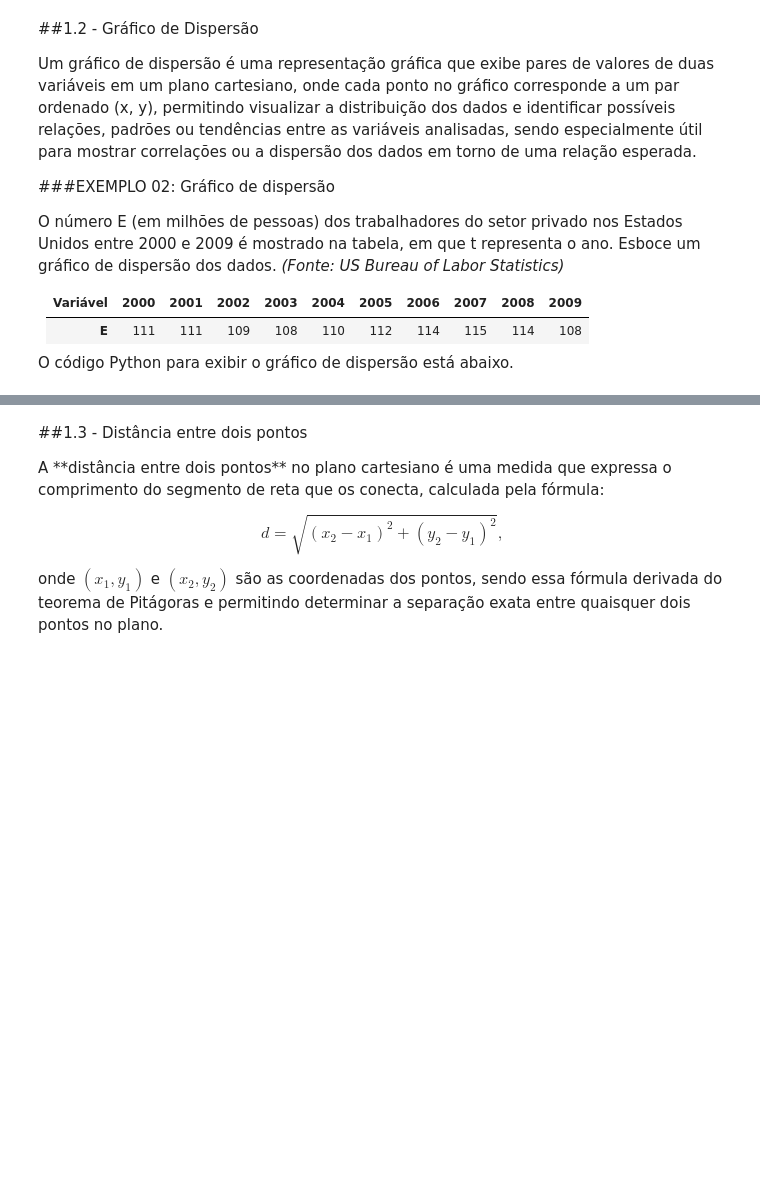
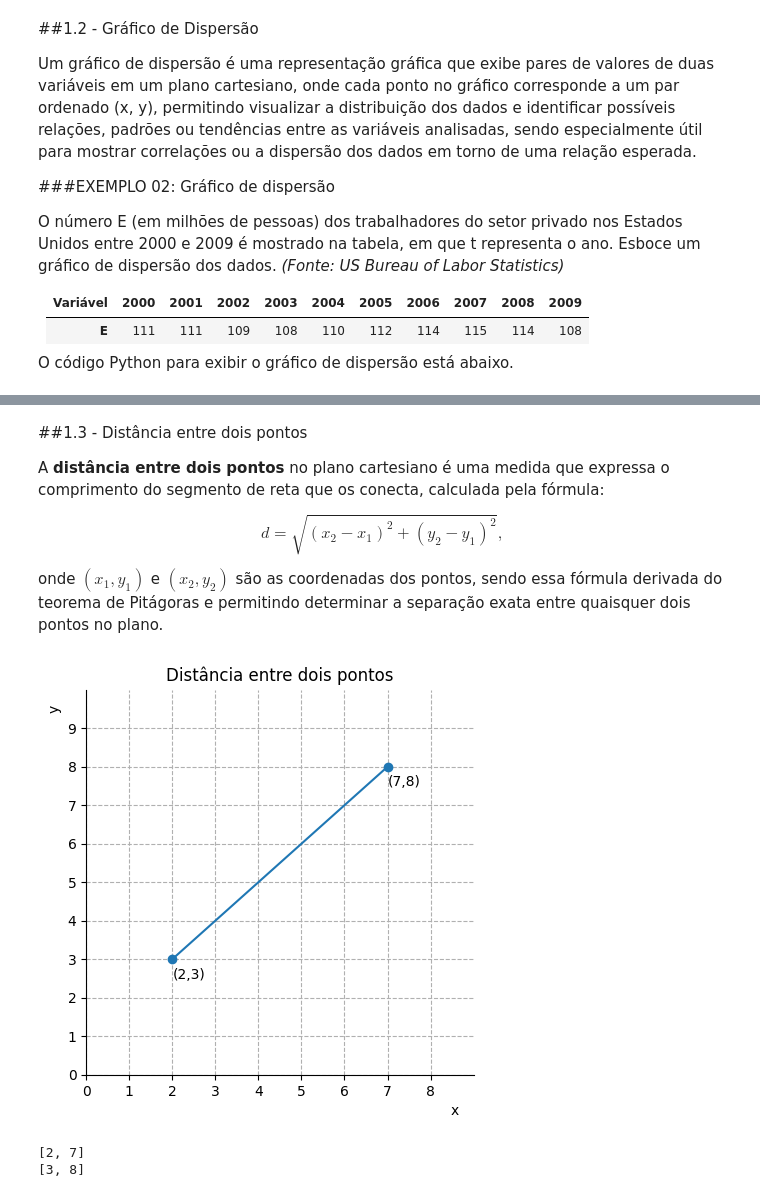
Before and after one commit to danielcs-prof/manchine-learning, a Jupyter notebook: calculo/cap01/aula01-planoCartesiano.ipynb, the cells around one changed output, grey strips where cells are left out. Cells and saved outputs as stored; diff of their text form; code cells hidden in the pictures; blank space fills up the shorter version.

Commit message:
Distancia entre dois pontos

```diff
--- a/calculo/cap01/aula01-planoCartesiano.ipynb
+++ b/calculo/cap01/aula01-planoCartesiano.ipynb
@@ -134,7 +138,7 @@ print(qtTrabalhadoresPrivados)
 # %% [markdown]
 ##1.3 - Distância entre dois pontos
 <p>
-A **distância entre dois pontos** no plano cartesiano é uma medida que expressa o comprimento do segmento de reta que os conecta, calculada pela fórmula:
+A <b>distância entre dois pontos</b> no plano cartesiano é uma medida que expressa o comprimento do segmento de reta que os conecta, calculada pela fórmula:
 </p>
 
 $$
@@ -143,3 +147,49 @@ $$
 <p>
 onde $(x_1, y_1)$ e $(x_2, y_2)$ são as coordenadas dos pontos, sendo essa fórmula derivada do teorema de Pitágoras e permitindo determinar a separação exata entre quaisquer dois pontos no plano.
 </p>
+# %%
+import numpy as np
+import matplotlib.pyplot as plt
+
+#1 - GERANDO OU CARREGANDO DADOS
+coordenadas = [(2,3),(7,8)]
+x = [pontos[0] for pontos in coordenadas]
+y = [pontos[1] for pontos in coordenadas]
+
+#2 - CÁLCULO
+d = np.sqrt( np.pow(x[0]-x[1],2) + np.pow(y[0]-y[1],2) )
+
+#3 - CRIAR O GRÁFICO E EIXOS
+fig, ax = plt.subplots( figsize=(5,5) )
+
+#4 - CRIAR TITULOS E LEGENDAS
+plt.title('Distância entre dois pontos')
+
+#5 - CONFIGURAR OS EIXOS
+ax.spines['top'].set_color('none')
+ax.spines['right'].set_color('none')
+
+ax.set_xlabel('x', x=0.95)
+ax.set_ylabel('y', y=0.95)
+
+#5 - CONFIGURACAO DE GRID E ESCALA
+ax.set_xlim( 0, np.max(x)+2)
+ax.set_ylim( 0,  np.max(y)+2)
+ax.set_xticks(np.arange(0, np.max(x)+2,1))
+ax.set_yticks(np.arange(0, np.max(y)+2,1))
+ax.grid(True, linestyle='--')
+
+#6 - PLOTAR OS DADOS
+plt.plot(x,y, marker='o')
+ax.text(x[0],y[0]-0.5,f'({x[0]},{y[0]})')
+ax.text(x[1],y[1]-0.5,f'({x[1]},{y[1]})')
+
+#6 - EXIBIR GRÁFICOS
+plt.show()
+
+print(x)
+print(y)
+# %% [output]
+[figure, added]
+[2, 7]
+[3, 8]
```
Also changed, not shown: parts of 1 cell of this notebook.
